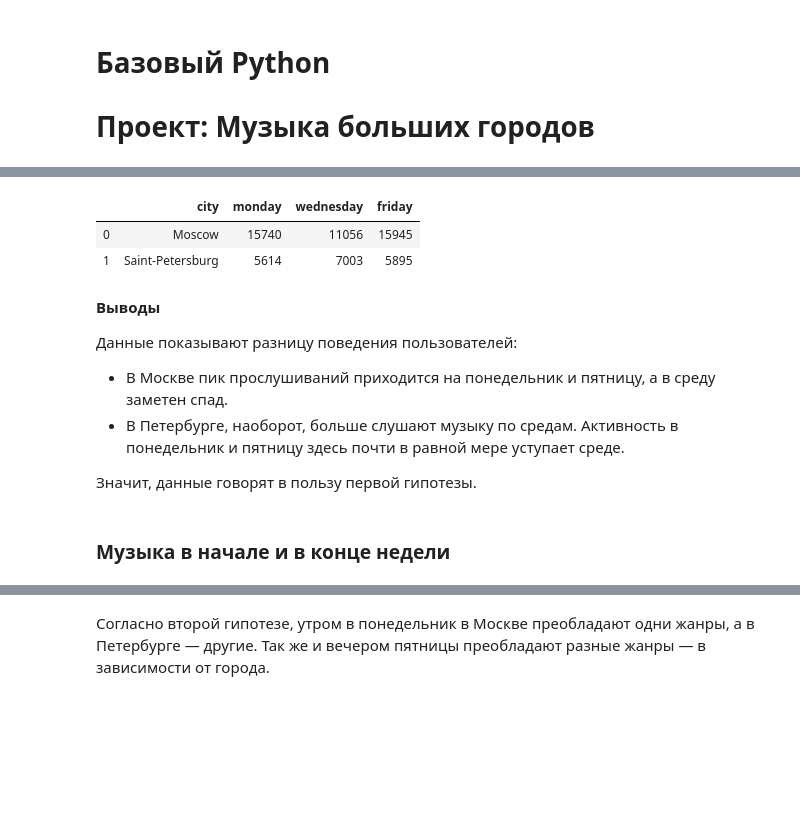
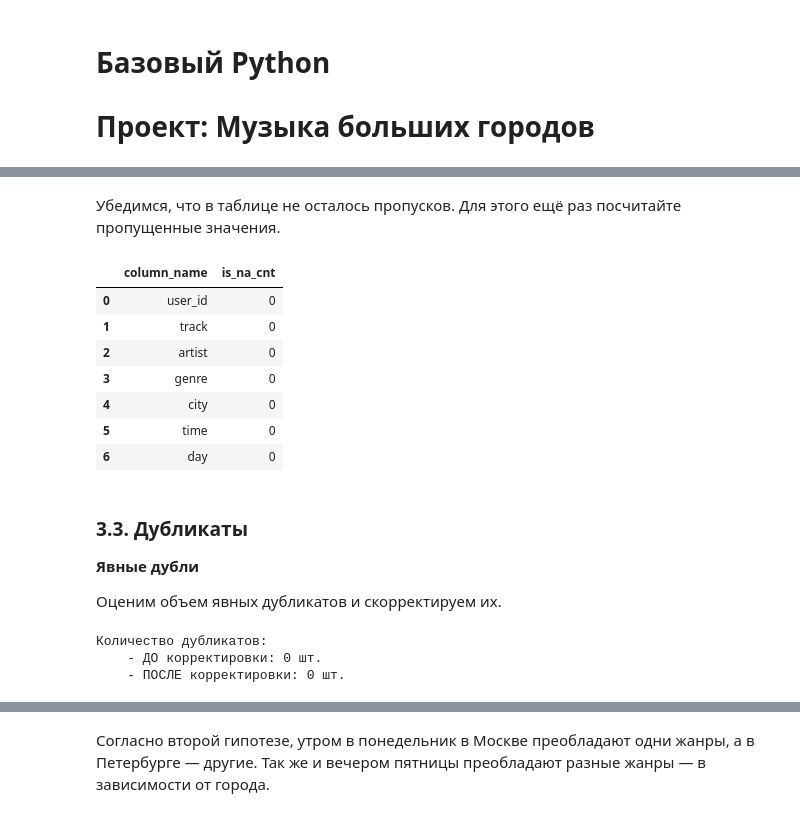
Before and after one commit to vagan-avagyan/yandex_practicum_ds, a Jupyter notebook: Projects. 1. Base Python.ipynb, the cells around one changed output, grey strips where cells are left out. Drawn from its saved outputs; the diff is of its cells as text; code cells hidden in the pictures; blank space fills up the shorter version.

```diff
--- a/Projects. 1. Base Python.ipynb
+++ b/Projects. 1. Base Python.ipynb
@@ -500,17 +147,37 @@ two_city_reserche_resault_df = pd.DataFrame(data = data_list, columns = columns_
-# %%
-display(two_city_reserche_resault_df.head())
-# %% [output]
-|  | city | monday | wednesday | friday |
-| 0 | Moscow | 15740 | 11056 | 15945 |
-| 1 | Saint-Petersburg | 5614 | 7003 | 5895 |
-# %% [markdown]
-**Выводы**
-
-Данные показывают разницу поведения пользователей:
-
-- В Москве пик прослушиваний приходится на понедельник и пятницу, а в среду заметен спад.
-- В Петербурге, наоборот, больше слушают музыку по средам. Активность в понедельник и пятницу здесь почти в равной мере уступает среде.
-
-Значит, данные говорят в пользу первой гипотезы.
-# %% [markdown]
-### Музыка в начале и в конце недели
+# %% [markdown]
+Убедимся, что в таблице не осталось пропусков. Для этого ещё раз посчитайте пропущенные значения.
+# %%
+df \
+    .isna()\
+    .sum() \
+    .reset_index() \
+    .rename(columns={'index': 'column_name', 0: 'is_na_cnt'}) \
+    .sort_values(by='is_na_cnt', ascending=False) \
+    .reset_index(drop=True)
+# %% [output]
+|  | column_name | is_na_cnt |
+| 0 | user_id | 0 |
+| 1 | track | 0 |
+| 2 | artist | 0 |
+| 3 | genre | 0 |
+| 4 | city | 0 |
+| 5 | time | 0 |
+| 6 | day | 0 |
+# %% [markdown]
+### 3.3. Дубликаты
+
+**Явные дубли**
+
+Оценим объем явных дубликатов и скорректируем их.
+# %%
+print('Количество дубликатов:')
+
+print(f'    - ДО корректировки: {df.duplicated().sum()} шт.')
+
+df = df.drop_duplicates().reset_index(drop=True)
+
+print(f'    - ПОСЛЕ корректировки: {df.duplicated().sum()} шт.')
+# %% [output]
+Количество дубликатов:
+    - ДО корректировки: 0 шт.
+    - ПОСЛЕ корректировки: 0 шт.
```
Also changed, not shown: parts of 88 cells of this notebook.
